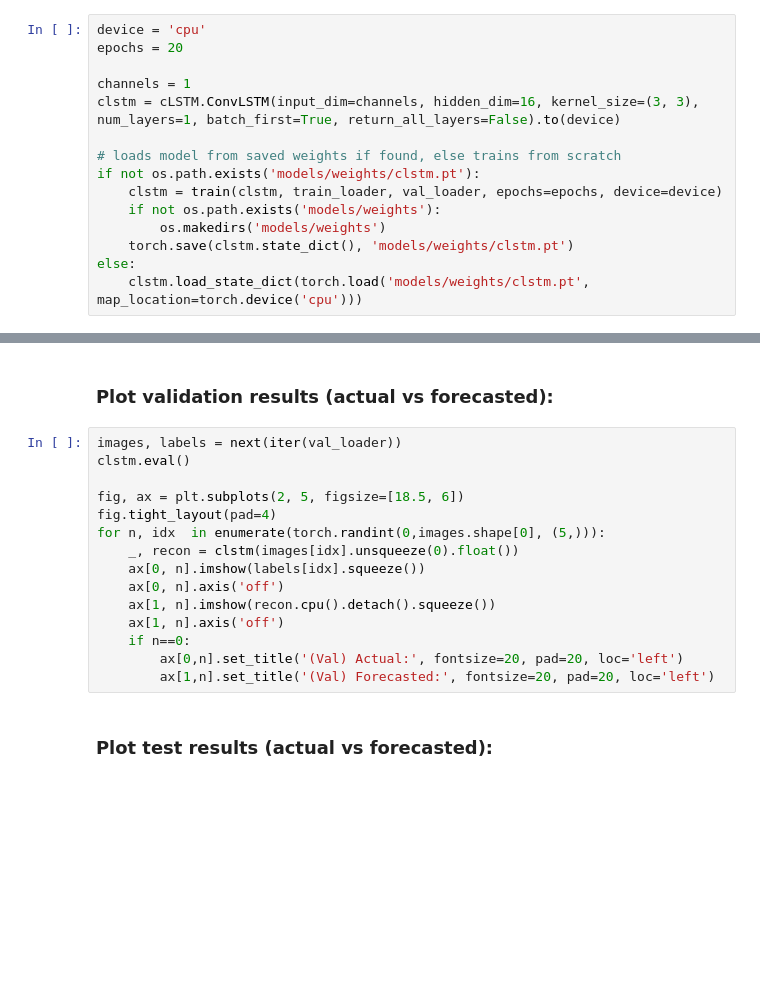
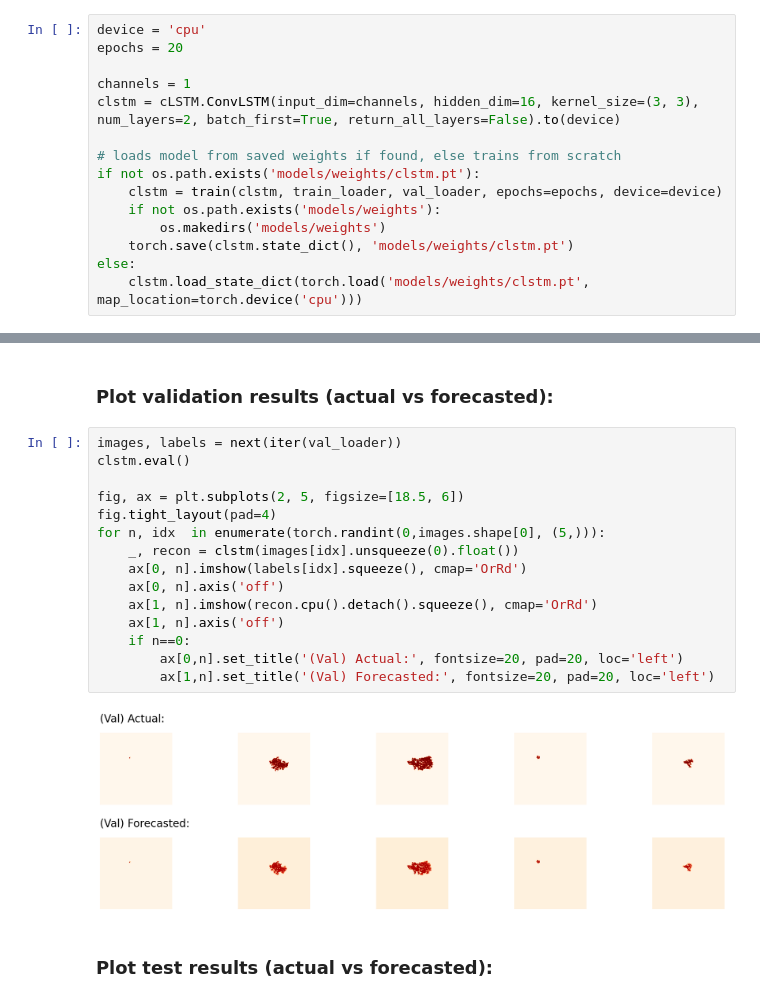
Before and after one commit to edsml-sm1122/ads-wildfire, a Jupyter notebook: wildfire/objective_1.ipynb, the cells around one changed output, grey strips where cells are left out. Saved outputs shown, nothing was run; the diff lists cells and outputs as text; blank space fills up the shorter version.

```diff
--- a/wildfire/objective_1.ipynb
+++ b/wildfire/objective_1.ipynb
@@ -62,7 +62,7 @@ device = 'cpu'
 epochs = 20
 
 channels = 1
-clstm = cLSTM.ConvLSTM(input_dim=channels, hidden_dim=16, kernel_size=(3, 3), num_layers=1, batch_first=True, return_all_layers=False).to(device)
+clstm = cLSTM.ConvLSTM(input_dim=channels, hidden_dim=16, kernel_size=(3, 3), num_layers=2, batch_first=True, return_all_layers=False).to(device)
 
 # loads model from saved weights if found, else trains from scratch
 if not os.path.exists('models/weights/clstm.pt'):
@@ -85,18 +77,20 @@ Val:
 # %%
 images, labels = next(iter(val_loader))
 clstm.eval()
 
 fig, ax = plt.subplots(2, 5, figsize=[18.5, 6])
 fig.tight_layout(pad=4)
 for n, idx  in enumerate(torch.randint(0,images.shape[0], (5,))):
     _, recon = clstm(images[idx].unsqueeze(0).float())
-    ax[0, n].imshow(labels[idx].squeeze())
+    ax[0, n].imshow(labels[idx].squeeze(), cmap='OrRd')
     ax[0, n].axis('off')
-    ax[1, n].imshow(recon.cpu().detach().squeeze())
+    ax[1, n].imshow(recon.cpu().detach().squeeze(), cmap='OrRd')
     ax[1, n].axis('off')
     if n==0:
         ax[0,n].set_title('(Val) Actual:', fontsize=20, pad=20, loc='left')
         ax[1,n].set_title('(Val) Forecasted:', fontsize=20, pad=20, loc='left')
+# %% [output]
+[figure, added]
 # %% [markdown]
 ### Plot test results (actual vs forecasted):
 # %%
```
Also changed, not shown: parts of 5 cells of this notebook, 1 other file.
